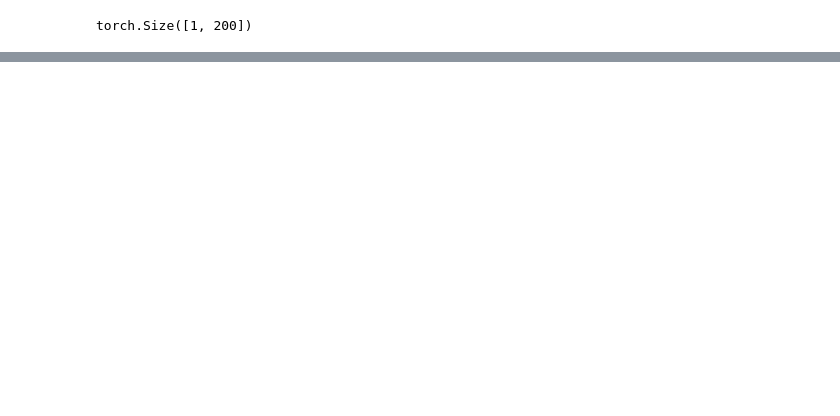
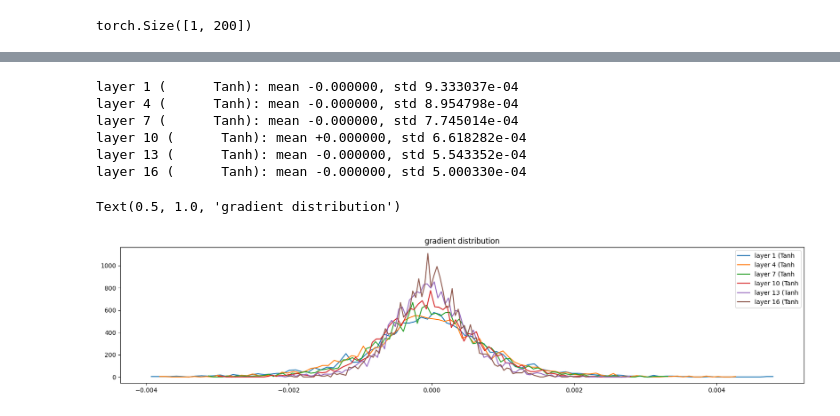
Before and after one commit to rajanbhusal/Makemore, a Jupyter notebook: building_makemore.ipynb, the cells around one changed output, grey strips where cells are left out. Saved outputs shown, nothing was run; the diff lists cells and outputs as text; code cells hidden in the pictures; blank space fills up the shorter version.

```diff
--- a/building_makemore.ipynb
+++ b/building_makemore.ipynb
@@ -591,0 +730,27 @@ plt.plot(lossi)
+# %%
+#watch tanh activation, linear activation, gradients, weight gradient distribution,updates to data (make sure too much above 1e-3)
+
+#make sure the gradients in all layers are roughly the same
+#without tanh, linear layers are giant sandwich on top of each other, so 1 is good bn gain
+#collapses into single layer , linear transformation
+# visualize histograms
+plt.figure(figsize=(20, 4)) # width and height of the plot
+legends = []
+for i, layer in enumerate(layers[:-1]): # note: exclude the output layer
+  if isinstance(layer, Tanh):
+    t = layer.out.grad
+    print('layer %d (%10s): mean %+f, std %e' % (i, layer.__class__.__name__, t.mean(), t.std()))
+    hy, hx = torch.histogram(t, density=True)
+    plt.plot(hx[:-1].detach(), hy.detach())
+    legends.append(f'layer {i} ({layer.__class__.__name__}')
+plt.legend(legends);
+plt.title('gradient distribution')
+# %% [output]
+layer 1 (      Tanh): mean -0.000000, std 9.333037e-04
+layer 4 (      Tanh): mean -0.000000, std 8.954798e-04
+layer 7 (      Tanh): mean -0.000000, std 7.745014e-04
+layer 10 (      Tanh): mean +0.000000, std 6.618282e-04
+layer 13 (      Tanh): mean -0.000000, std 5.543352e-04
+layer 16 (      Tanh): mean -0.000000, std 5.000330e-04
+Text(0.5, 1.0, 'gradient distribution')
+[figure, added]
```
Also changed, not shown: parts of 13 cells of this notebook.
